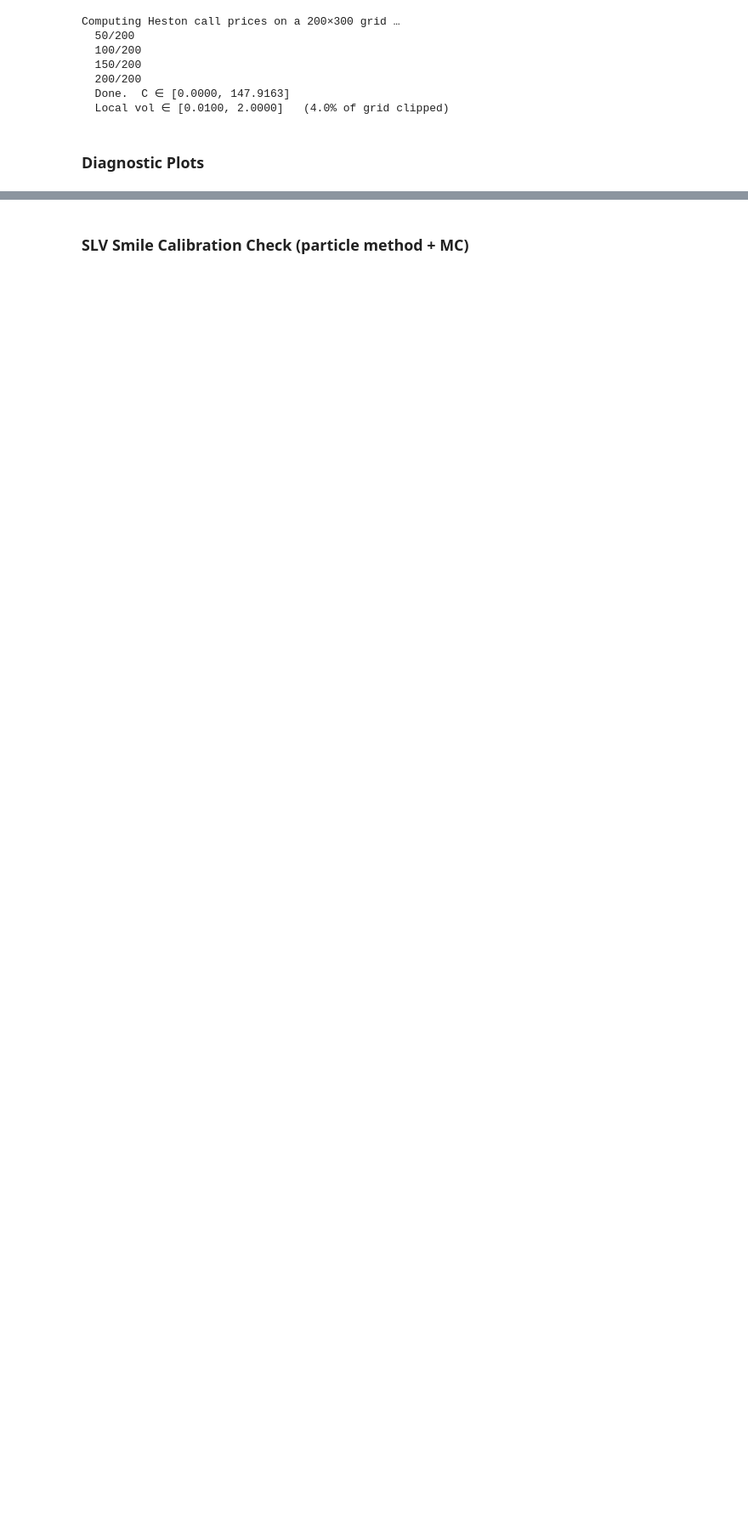
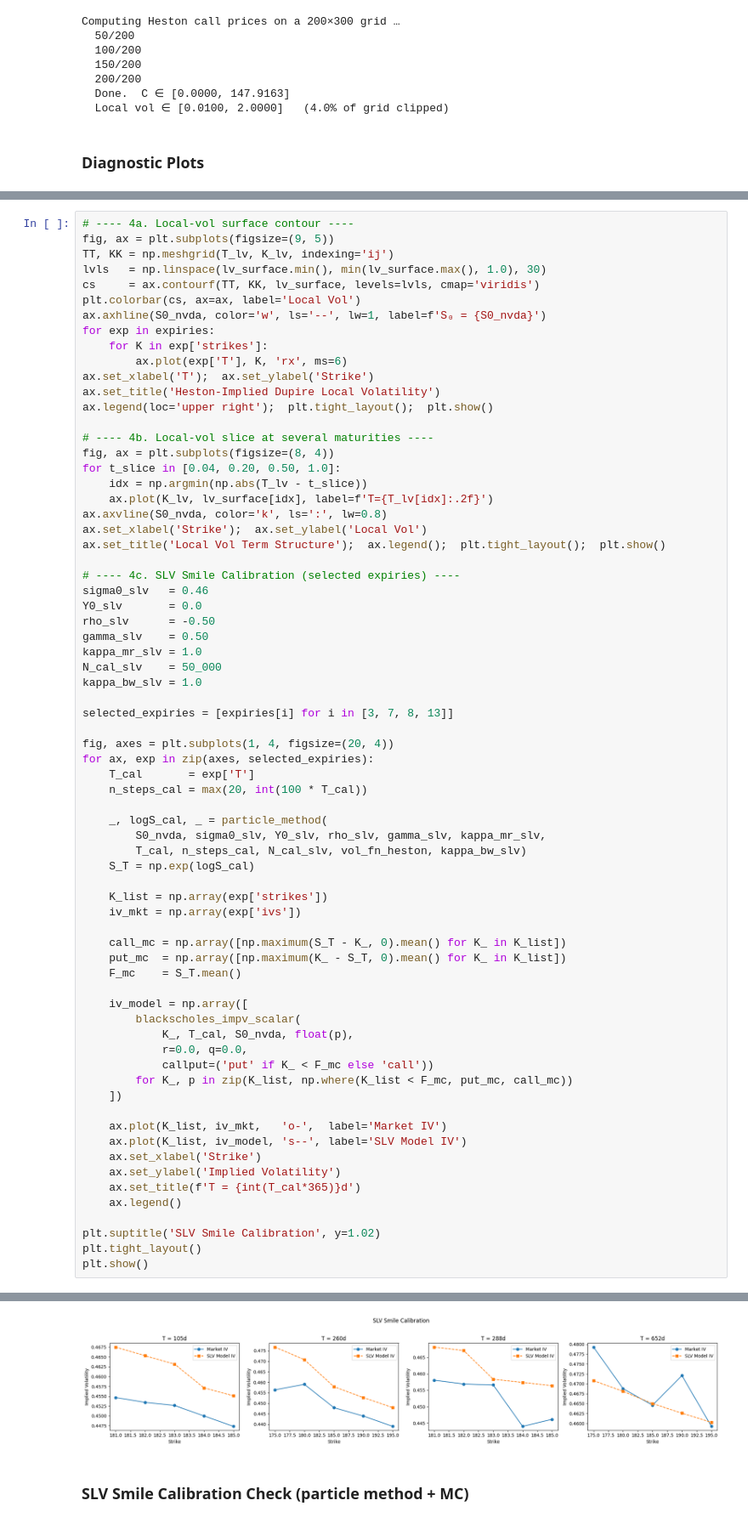
Before and after one commit to Seanjeon0220/project, a Jupyter notebook: quant/HKUTG/sem2/Mar_15.ipynb, the cells around one changed output, grey strips where cells are left out. Shown at 85% size. Cells and saved outputs as stored; diff of their text form; blank space fills up the shorter version.

```diff
--- a/quant/HKUTG/sem2/Mar_15.ipynb
+++ b/quant/HKUTG/sem2/Mar_15.ipynb
@@ -1143,0 +1096,71 @@ plt.tight_layout();  plt.show()
+# %%
+# ---- 4a. Local-vol surface contour ----
+fig, ax = plt.subplots(figsize=(9, 5))
+TT, KK = np.meshgrid(T_lv, K_lv, indexing='ij')
+lvls   = np.linspace(lv_surface.min(), min(lv_surface.max(), 1.0), 30)
+cs     = ax.contourf(TT, KK, lv_surface, levels=lvls, cmap='viridis')
+plt.colorbar(cs, ax=ax, label='Local Vol')
+ax.axhline(S0_nvda, color='w', ls='--', lw=1, label=f'S₀ = {S0_nvda}')
+for exp in expiries:
+    for K in exp['strikes']:
+        ax.plot(exp['T'], K, 'rx', ms=6)
+ax.set_xlabel('T');  ax.set_ylabel('Strike')
+ax.set_title('Heston-Implied Dupire Local Volatility')
+ax.legend(loc='upper right');  plt.tight_layout();  plt.show()
+
+# ---- 4b. Local-vol slice at several maturities ----
+fig, ax = plt.subplots(figsize=(8, 4))
+for t_slice in [0.04, 0.20, 0.50, 1.0]:
+    idx = np.argmin(np.abs(T_lv - t_slice))
+    ax.plot(K_lv, lv_surface[idx], label=f'T={T_lv[idx]:.2f}')
+ax.axvline(S0_nvda, color='k', ls=':', lw=0.8)
+ax.set_xlabel('Strike');  ax.set_ylabel('Local Vol')
+ax.set_title('Local Vol Term Structure');  ax.legend();  plt.tight_layout();  plt.show()
+
+# ---- 4c. SLV Smile Calibration (selected expiries) ----
+sigma0_slv   = 0.46
+Y0_slv       = 0.0
+rho_slv      = -0.50
+gamma_slv    = 0.50
+kappa_mr_slv = 1.0
+N_cal_slv    = 50_000
+kappa_bw_slv = 1.0
+
+selected_expiries = [expiries[i] for i in [3, 7, 8, 13]]
+
+fig, axes = plt.subplots(1, 4, figsize=(20, 4))
+for ax, exp in zip(axes, selected_expiries):
+    T_cal       = exp['T']
+    n_steps_cal = max(20, int(100 * T_cal))
+
+    _, logS_cal, _ = particle_method(
+        S0_nvda, sigma0_slv, Y0_slv, rho_slv, gamma_slv, kappa_mr_slv,
+        T_cal, n_steps_cal, N_cal_slv, vol_fn_heston, kappa_bw_slv)
+    S_T = np.exp(logS_cal)
+
+    K_list = np.array(exp['strikes'])
+    iv_mkt = np.array(exp['ivs'])
+
+    call_mc = np.array([np.maximum(S_T - K_, 0).mean() for K_ in K_list])
+    put_mc  = np.array([np.maximum(K_ - S_T, 0).mean() for K_ in K_list])
+    F_mc    = S_T.mean()
+
+    iv_model = np.array([
+        blackscholes_impv_scalar(
+            K_, T_cal, S0_nvda, float(p),
+            r=0.0, q=0.0,
+            callput=('put' if K_ < F_mc else 'call'))
+        for K_, p in zip(K_list, np.where(K_list < F_mc, put_mc, call_mc))
+    ])
+
+    ax.plot(K_list, iv_mkt,   'o-',  label='Market IV')
+    ax.plot(K_list, iv_model, 's--', label='SLV Model IV')
+    ax.set_xlabel('Strike')
+    ax.set_ylabel('Implied Volatility')
+    ax.set_title(f'T = {int(T_cal*365)}d')
+    ax.legend()
+
+plt.suptitle('SLV Smile Calibration', y=1.02)
+plt.tight_layout()
+plt.show()
+# %% [output]
@@ -1144,3 +1169,4 @@ plt.tight_layout();  plt.show()
+[figure, added]
 # %% [markdown]
 ### SLV Smile Calibration Check  (particle method + MC)
 # %%
```
Also changed, not shown: parts of 5 cells of this notebook, 6 other files.
